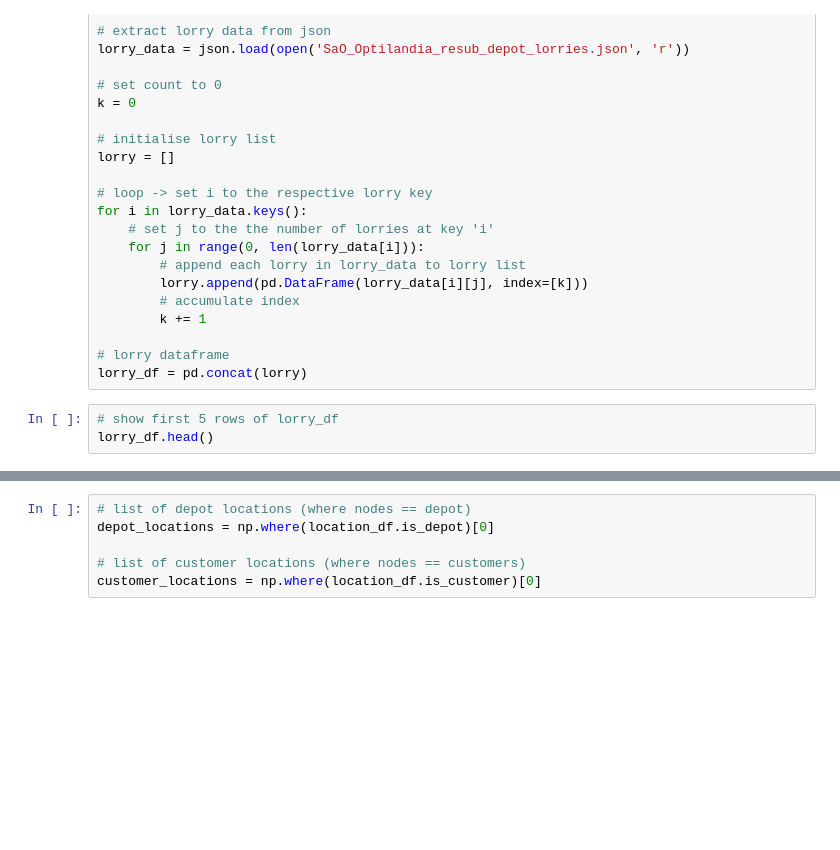
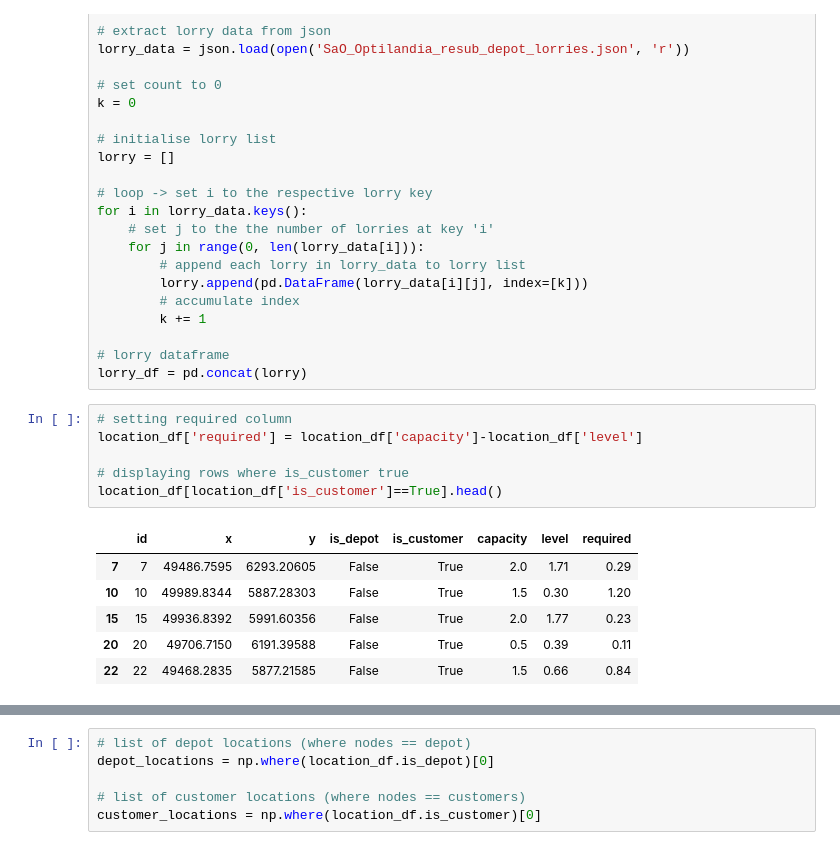
Before and after one commit to sandxpgxrung/fleet-schedule-optimisation, a Jupyter notebook: task2.ipynb, the cells around one changed output, grey strips where cells are left out. Drawn from its saved outputs; the diff is of its cells as text; blank space fills up the shorter version.

```diff
--- a/task2.ipynb
+++ b/task2.ipynb
@@ -34,6 +34,16 @@ for i in lorry_data.keys():
 
 # lorry dataframe
 lorry_df = pd.concat(lorry)
-# %%
-# show first 5 rows of lorry_df
-lorry_df.head()
+# %%
+# setting required column
+location_df['required'] = location_df['capacity']-location_df['level']
+
+# displaying rows where is_customer true
+location_df[location_df['is_customer']==True].head()
+# %% [output]
+|  | id | x | y | is_depot | is_customer | capacity | level | required |
+| 7 | 7 | 49486.7595 | 6293.20605 | False | True | 2.0 | 1.71 | 0.29 |
+| 10 | 10 | 49989.8344 | 5887.28303 | False | True | 1.5 | 0.30 | 1.20 |
+| 15 | 15 | 49936.8392 | 5991.60356 | False | True | 2.0 | 1.77 | 0.23 |
+| 20 | 20 | 49706.7150 | 6191.39588 | False | True | 0.5 | 0.39 | 0.11 |
+| 22 | 22 | 49468.2835 | 5877.21585 | False | True | 1.5 | 0.66 | 0.84 |
```
Also changed, not shown: parts of 7 cells of this notebook, 3 other files.
